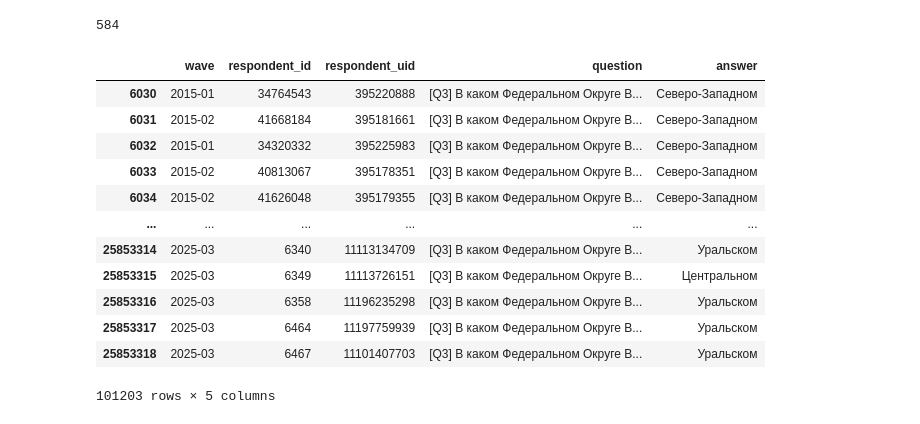
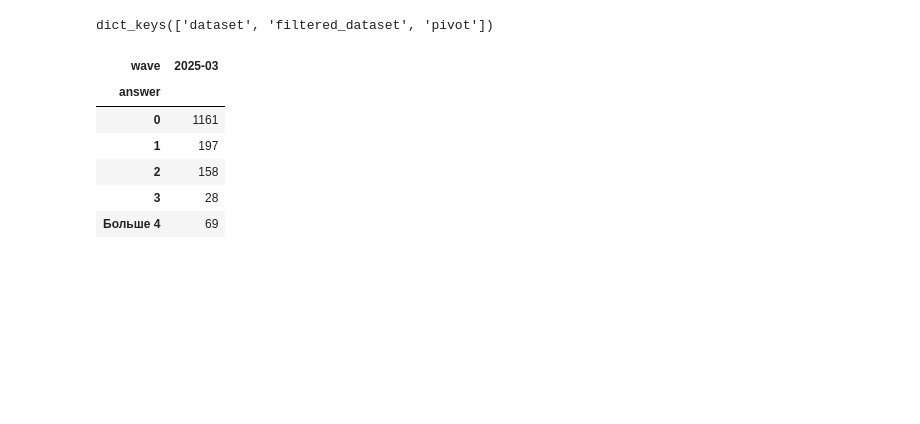
Before and after one commit to Avvonna/IvRAG, a Jupyter notebook: test.ipynb, the cells around one changed output. Saved outputs shown, nothing was run; the diff lists cells and outputs as text; code cells hidden in the pictures; blank space fills up the shorter version.

```diff
--- a/test.ipynb
+++ b/test.ipynb
@@ -0,0 +3,4 @@
+# %%
+result = main(
+    user_query="Как часто люди старше 30 совершают поездки зарубеж?"
+)
@@ -1 +25,15 @@
+# %%
+result.keys()
+# %% [output]
+dict_keys(['dataset', 'filtered_dataset', 'pivot'])
+# %%
+result.get("pivot")
+# %% [output]
+| wave | 2025-03 |
+| answer |  |
+| 0 | 1161 |
+| 1 | 197 |
+| 2 | 158 |
+| 3 | 28 |
+| Больше 4 | 69 |
 # %%
@@ -10,20 +46,0 @@ df = pd.read_parquet(db_path, engine="fastparquet")
-# %%
-df[df["wave"] == "2025-02"]["question"].nunique()
-# %% [output]
-584
-# %%
-df[df["question"].str.contains("[Q3] В каком Федеральном Округе Вы живете?", regex=False)]
-# %% [output]
-|  | wave | respondent_id | respondent_uid | question | answer |
-| 6030 | 2015-01 | 34764543 | 395220888 | [Q3] В каком Федеральном Округе В... | Северо-Западном |
-| 6031 | 2015-02 | 41668184 | 395181661 | [Q3] В каком Федеральном Округе В... | Северо-Западном |
-| 6032 | 2015-01 | 34320332 | 395225983 | [Q3] В каком Федеральном Округе В... | Северо-Западном |
-| 6033 | 2015-02 | 40813067 | 395178351 | [Q3] В каком Федеральном Округе В... | Северо-Западном |
-| 6034 | 2015-02 | 41626048 | 395179355 | [Q3] В каком Федеральном Округе В... | Северо-Западном |
-| ... | ... | ... | ... | ... | ... |
-| 25853314 | 2025-03 | 6340 | 11113134709 | [Q3] В каком Федеральном Округе В... | Уральском |
-| 25853315 | 2025-03 | 6349 | 11113726151 | [Q3] В каком Федеральном Округе В... | Центральном |
-| 25853316 | 2025-03 | 6358 | 11196235298 | [Q3] В каком Федеральном Округе В... | Уральском |
-| 25853317 | 2025-03 | 6464 | 11197759939 | [Q3] В каком Федеральном Округе В... | Уральском |
-| 25853318 | 2025-03 | 6467 | 11101407703 | [Q3] В каком Федеральном Округе В... | Уральском |
-101203 rows × 5 columns
```
Also changed, not shown: parts of 16 cells of this notebook.
